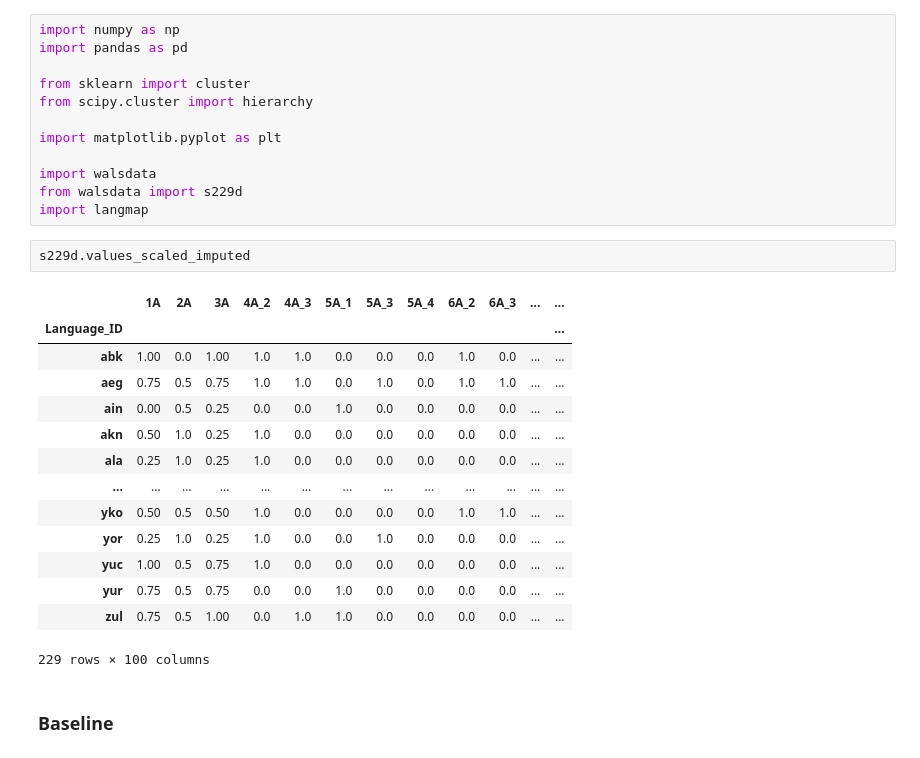
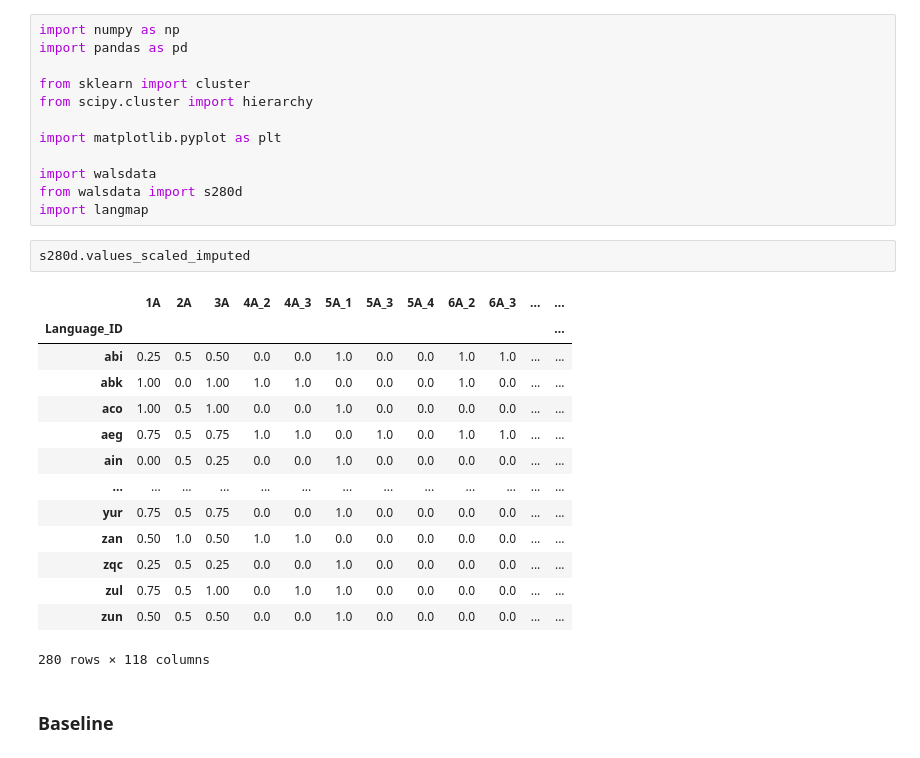
Before and after one commit to def-gthill/sils, a Jupyter notebook: cluster.ipynb, the cells around one changed output. Drawn from its saved outputs; the diff is of its cells as text.

```diff
--- a/cluster.ipynb
+++ b/cluster.ipynb
@@ -8,25 +8,25 @@ from scipy.cluster import hierarchy
 import matplotlib.pyplot as plt
 
 import walsdata
-from walsdata import s229d
+from walsdata import s280d
 import langmap
 # %%
-s229d.values_scaled_imputed
+s280d.values_scaled_imputed
 # %% [output]
 |  | 1A | 2A | 3A | 4A_2 | 4A_3 | 5A_1 | 5A_3 | 5A_4 | 6A_2 | 6A_3 | ... | ... |
 | Language_ID |  |  |  |  |  |  |  |  |  |  |  | ... |
+| abi | 0.25 | 0.5 | 0.50 | 0.0 | 0.0 | 1.0 | 0.0 | 0.0 | 1.0 | 1.0 | ... | ... |
 | abk | 1.00 | 0.0 | 1.00 | 1.0 | 1.0 | 0.0 | 0.0 | 0.0 | 1.0 | 0.0 | ... | ... |
+| aco | 1.00 | 0.5 | 1.00 | 0.0 | 0.0 | 1.0 | 0.0 | 0.0 | 0.0 | 0.0 | ... | ... |
 | aeg | 0.75 | 0.5 | 0.75 | 1.0 | 1.0 | 0.0 | 1.0 | 0.0 | 1.0 | 1.0 | ... | ... |
 | ain | 0.00 | 0.5 | 0.25 | 0.0 | 0.0 | 1.0 | 0.0 | 0.0 | 0.0 | 0.0 | ... | ... |
-| akn | 0.50 | 1.0 | 0.25 | 1.0 | 0.0 | 0.0 | 0.0 | 0.0 | 0.0 | 0.0 | ... | ... |
-| ala | 0.25 | 1.0 | 0.25 | 1.0 | 0.0 | 0.0 | 0.0 | 0.0 | 0.0 | 0.0 | ... | ... |
 | ... | ... | ... | ... | ... | ... | ... | ... | ... | ... | ... | ... | ... |
-| yko | 0.50 | 0.5 | 0.50 | 1.0 | 0.0 | 0.0 | 0.0 | 0.0 | 1.0 | 1.0 | ... | ... |
-| yor | 0.25 | 1.0 | 0.25 | 1.0 | 0.0 | 0.0 | 1.0 | 0.0 | 0.0 | 0.0 | ... | ... |
-| yuc | 1.00 | 0.5 | 0.75 | 1.0 | 0.0 | 0.0 | 0.0 | 0.0 | 0.0 | 0.0 | ... | ... |
 | yur | 0.75 | 0.5 | 0.75 | 0.0 | 0.0 | 1.0 | 0.0 | 0.0 | 0.0 | 0.0 | ... | ... |
+| zan | 0.50 | 1.0 | 0.50 | 1.0 | 1.0 | 0.0 | 0.0 | 0.0 | 0.0 | 0.0 | ... | ... |
+| zqc | 0.25 | 0.5 | 0.25 | 0.0 | 0.0 | 1.0 | 0.0 | 0.0 | 0.0 | 0.0 | ... | ... |
 | zul | 0.75 | 0.5 | 1.00 | 0.0 | 1.0 | 1.0 | 0.0 | 0.0 | 0.0 | 0.0 | ... | ... |
+| zun | 0.50 | 0.5 | 0.50 | 0.0 | 0.0 | 1.0 | 0.0 | 0.0 | 0.0 | 0.0 | ... | ... |
-229 rows × 100 columns
+280 rows × 118 columns
 # %% [markdown]
 ### Baseline
 # %% [markdown]
```
Also changed, not shown: parts of 37 cells of this notebook, 4 other files.
